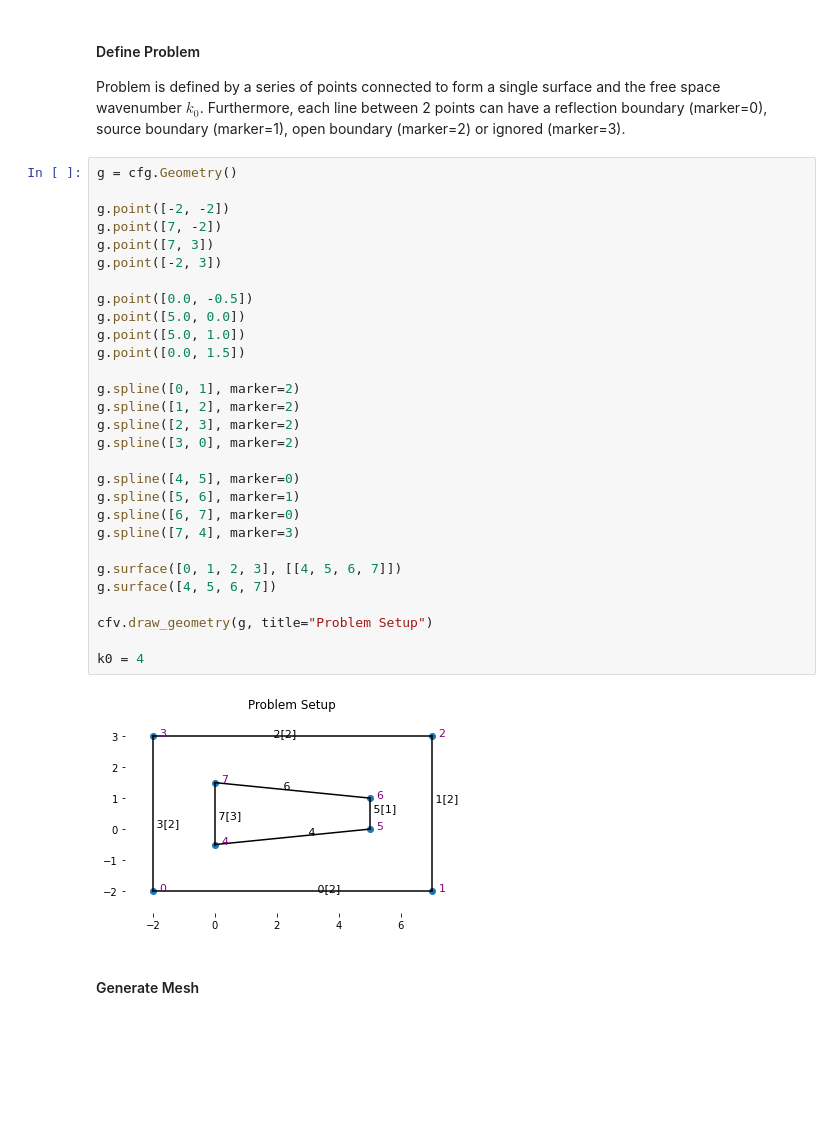
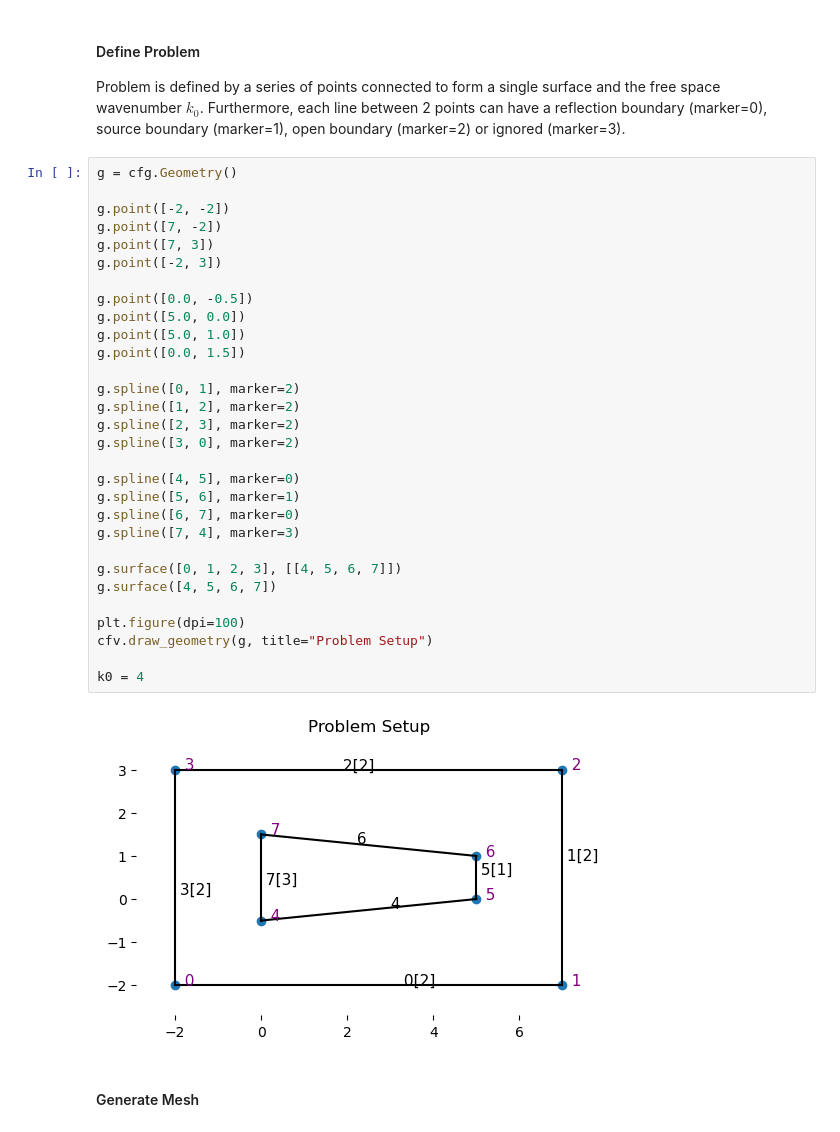
Before and after one commit to Jormit/2D-FEM-EM-Simulator, a Jupyter notebook: fem.ipynb, the cells around one changed output. Drawn from its saved outputs; the diff is of its cells as text; blank space fills up the shorter version.

```diff
--- a/fem.ipynb
+++ b/fem.ipynb
@@ -15,34 +15,35 @@ Problem is defined by a series of points connected to form a single surface and
 # %%
 g = cfg.Geometry()
 
 g.point([-2, -2])
 g.point([7, -2])
 g.point([7, 3])
 g.point([-2, 3])
 
 g.point([0.0, -0.5])
 g.point([5.0, 0.0])
 g.point([5.0, 1.0])
 g.point([0.0, 1.5])
 
 g.spline([0, 1], marker=2)
 g.spline([1, 2], marker=2)
 g.spline([2, 3], marker=2)
 g.spline([3, 0], marker=2)
 
 g.spline([4, 5], marker=0)
 g.spline([5, 6], marker=1)
 g.spline([6, 7], marker=0)
 g.spline([7, 4], marker=3)
 
 g.surface([0, 1, 2, 3], [[4, 5, 6, 7]])
 g.surface([4, 5, 6, 7])
 
+plt.figure(dpi=100)
 cfv.draw_geometry(g, title="Problem Setup")
 
 k0 = 4
 # %% [output]
-[figure, old version]
+[figure, new version]
 # %% [markdown]
 #### Generate Mesh
 # %% [markdown]
```
Also changed, not shown: parts of 5 cells of this notebook.
